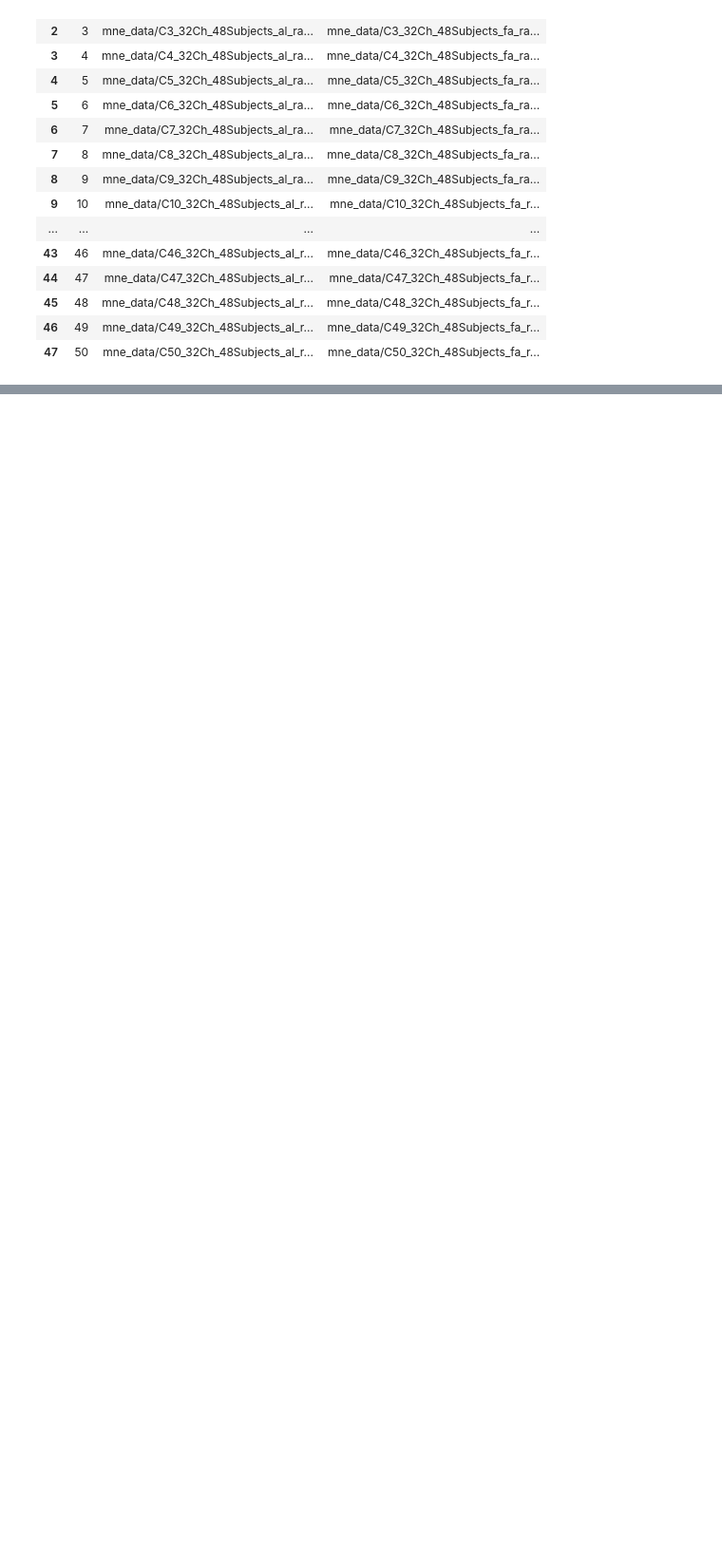
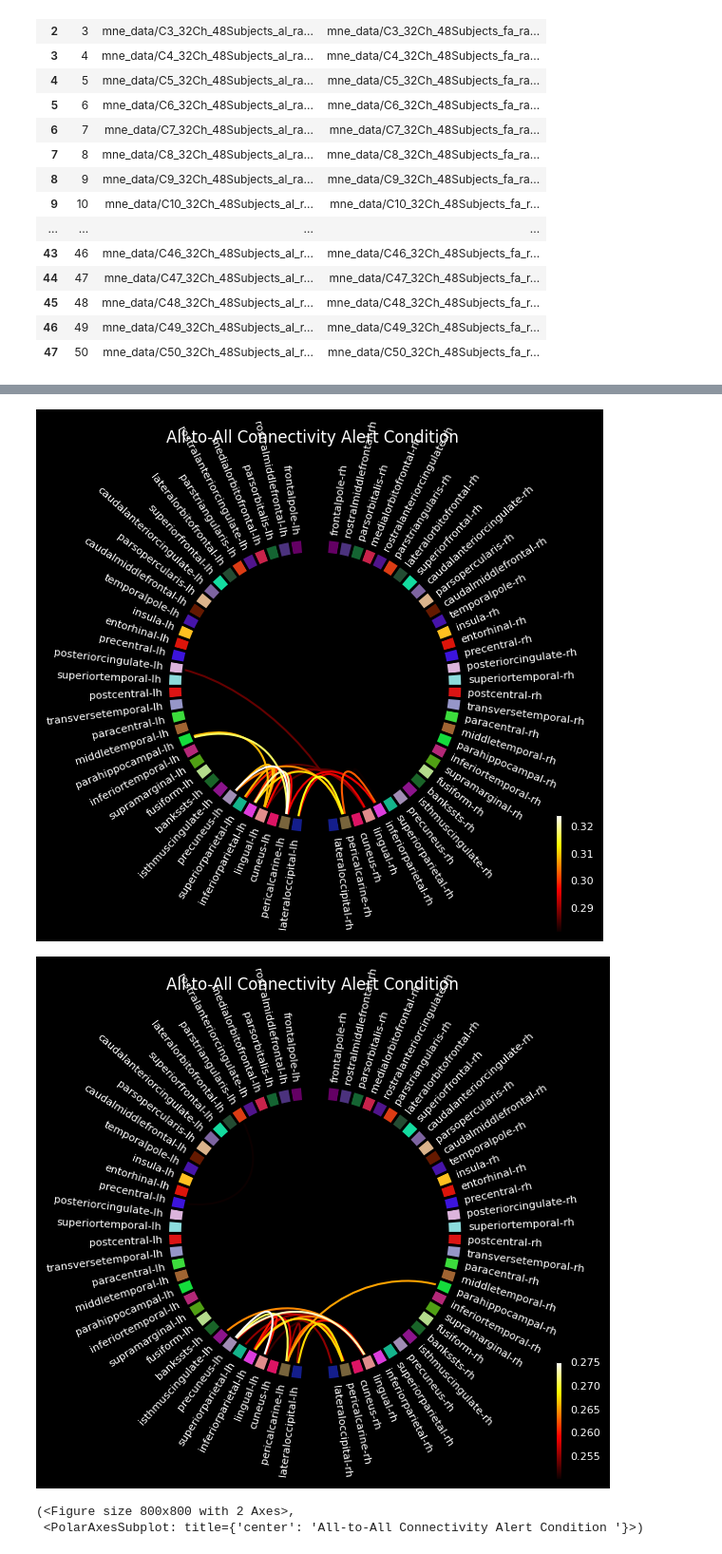
Before and after one commit to habom2310/eeg-connectivity-analysis, a Jupyter notebook: brain connectivity from source spaces pipeline.ipynb, the cells around one changed output, grey strips where cells are left out. Shown at 95% size. Cells and saved outputs as stored; diff of their text form; code cells hidden in the pictures; blank space fills up the shorter version.

```diff
--- a/brain connectivity from source spaces pipeline.ipynb
+++ b/brain connectivity from source spaces pipeline.ipynb
@@ -529,0 +627,51 @@ mne.make_fixed_length_events(raw, start=0., duration=2., overlap=1.75, id = 1)
+# %%
+
+fa_sum = np.zeros((len(labels), len(labels)))
+# get all the files
+files = glob.glob(f"{output_dir_prefix}/*fa*{method}*{freq}*.npy")
+# print(files)
+for file in files:
+
+    fa_sum += np.load(file)
+
+fa_sum = fa_sum / len(files)
+# %%
+# First, we reorder the labels based on their location in the left hemi
+label_colors = [label.color for label in labels]
+label_names = [label.name for label in labels]
+
+lh_labels = [name for name in label_names if name.endswith('lh')]
+
+# Get the y-location of the label
+label_ypos = list()
+for name in lh_labels:
+    idx = label_names.index(name)
+    ypos = np.mean(labels[idx].pos[:, 1])
+    label_ypos.append(ypos)
+
+# Reorder the labels based on their location
+lh_labels = [label for (yp, label) in sorted(zip(label_ypos, lh_labels))]
+
+# For the right hemi
+rh_labels = [label[:-2] + 'rh' for label in lh_labels]
+
+# Save the plot order and create a circular layout
+node_order = list()
+node_order.extend(lh_labels[::-1])  # reverse the order
+node_order.extend(rh_labels)
+
+node_angles = circular_layout(label_names, node_order, start_pos=90,
+                              group_boundaries=[0, len(label_names) / 2])
+
+plot_connectivity_circle(fa_sum, label_names, n_lines=20,
+                         node_angles=node_angles, node_colors=label_colors,
+                         title='All-to-All Connectivity Alert Condition ')
+
+plot_connectivity_circle(al_sum, label_names, n_lines=20,
+                         node_angles=node_angles, node_colors=label_colors,
+                         title='All-to-All Connectivity Alert Condition ')
+# %% [output]
+[figure, added]
+[figure, added]
+(<Figure size 800x800 with 2 Axes>,
+ <PolarAxesSubplot: title={'center': 'All-to-All Connectivity Alert Condition '}>)
```
Also changed, not shown: parts of 33 cells of this notebook, 2 other files.
